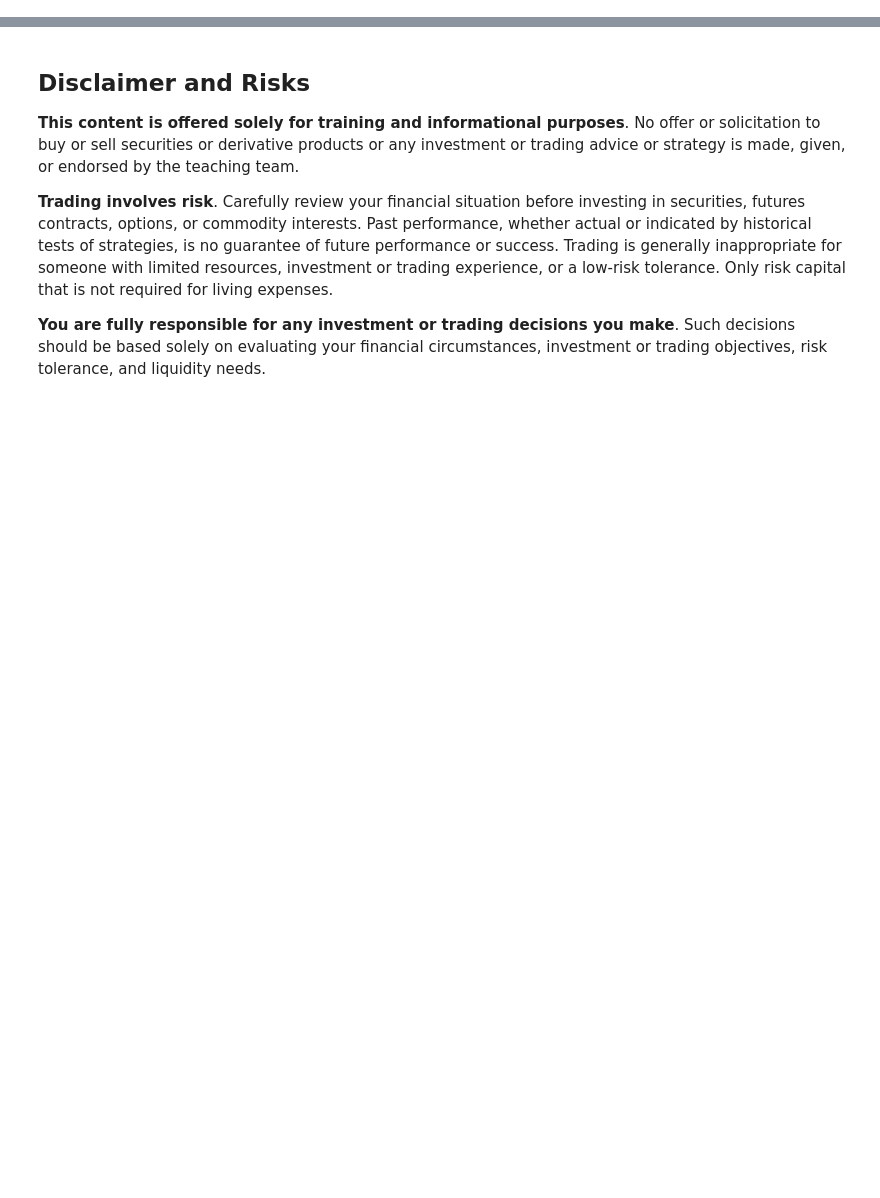
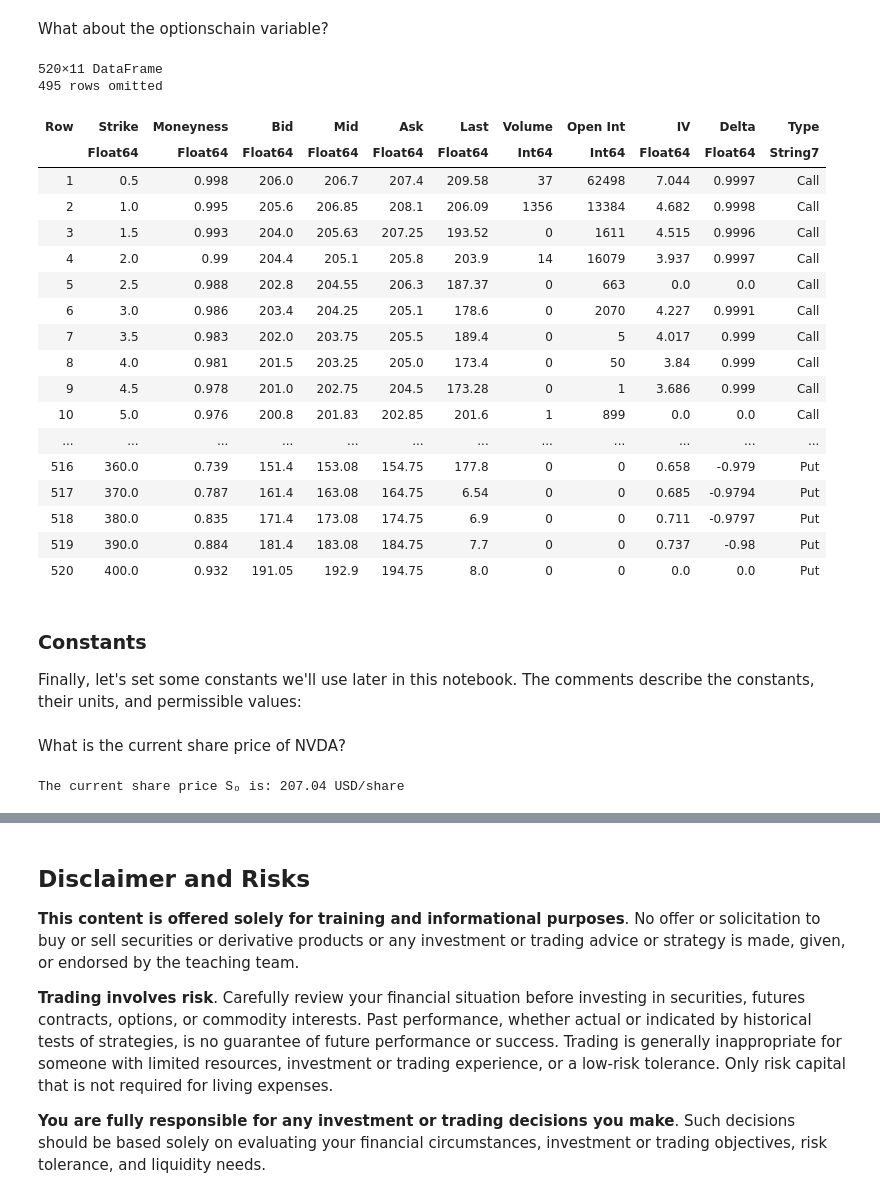
Before and after one commit to sp2229/CHEME-5660-CourseRepository-Fall-2025, a Jupyter notebook: lectures/week-10/L10b/CHEME-5660-L10b-Example-NVDA-ExtrinsicValue-Fall-2025.ipynb, the cells around one changed output, grey strips where cells are left out. Drawn from its saved outputs; the diff is of its cells as text; code cells hidden in the pictures; blank space fills up the shorter version.

```diff
--- a/lectures/week-10/L10b/CHEME-5660-L10b-Example-NVDA-ExtrinsicValue-Fall-2025.ipynb
+++ b/lectures/week-10/L10b/CHEME-5660-L10b-Example-NVDA-ExtrinsicValue-Fall-2025.ipynb
@@ -11,0 +28,10 @@ ___
+# %%
+metadata, optionschain = let
+
+    # initialize -
+    options_dataset = MyOptionsChainDataSet(ticker="nvda");
+    metadata = options_dataset.metadata;
+    optionschain = options_dataset.data;
+
+    (metadata, optionschain) # return
+end;
@@ -11,0 +54,28 @@ ___
+# %% [markdown]
+What about the optionschain variable?
+# %%
+optionschain
+# %% [output]
+520×11 DataFrame
+495 rows omitted
+| Row | Strike | Moneyness | Bid | Mid | Ask | Last | Volume | Open Int | IV | Delta | Type |
+|  | Float64 | Float64 | Float64 | Float64 | Float64 | Float64 | Int64 | Int64 | Float64 | Float64 | String7 |
+| 1 | 0.5 | 0.998 | 206.0 | 206.7 | 207.4 | 209.58 | 37 | 62498 | 7.044 | 0.9997 | Call |
+| 2 | 1.0 | 0.995 | 205.6 | 206.85 | 208.1 | 206.09 | 1356 | 13384 | 4.682 | 0.9998 | Call |
+| 3 | 1.5 | 0.993 | 204.0 | 205.63 | 207.25 | 193.52 | 0 | 1611 | 4.515 | 0.9996 | Call |
+| 4 | 2.0 | 0.99 | 204.4 | 205.1 | 205.8 | 203.9 | 14 | 16079 | 3.937 | 0.9997 | Call |
+| 5 | 2.5 | 0.988 | 202.8 | 204.55 | 206.3 | 187.37 | 0 | 663 | 0.0 | 0.0 | Call |
+| 6 | 3.0 | 0.986 | 203.4 | 204.25 | 205.1 | 178.6 | 0 | 2070 | 4.227 | 0.9991 | Call |
+| 7 | 3.5 | 0.983 | 202.0 | 203.75 | 205.5 | 189.4 | 0 | 5 | 4.017 | 0.999 | Call |
+| 8 | 4.0 | 0.981 | 201.5 | 203.25 | 205.0 | 173.4 | 0 | 50 | 3.84 | 0.999 | Call |
+| 9 | 4.5 | 0.978 | 201.0 | 202.75 | 204.5 | 173.28 | 0 | 1 | 3.686 | 0.999 | Call |
+| 10 | 5.0 | 0.976 | 200.8 | 201.83 | 202.85 | 201.6 | 1 | 899 | 0.0 | 0.0 | Call |
+| ... | ... | ... | ... | ... | ... | ... | ... | ... | ... | ... | ... |
+| 516 | 360.0 | 0.739 | 151.4 | 153.08 | 154.75 | 177.8 | 0 | 0 | 0.658 | -0.979 | Put |
+| 517 | 370.0 | 0.787 | 161.4 | 163.08 | 164.75 | 6.54 | 0 | 0 | 0.685 | -0.9794 | Put |
+| 518 | 380.0 | 0.835 | 171.4 | 173.08 | 174.75 | 6.9 | 0 | 0 | 0.711 | -0.9797 | Put |
+| 519 | 390.0 | 0.884 | 181.4 | 183.08 | 184.75 | 7.7 | 0 | 0 | 0.737 | -0.98 | Put |
+| 520 | 400.0 | 0.932 | 191.05 | 192.9 | 194.75 | 8.0 | 0 | 0 | 0.0 | 0.0 | Put |
+# %% [markdown]
+### Constants
+Finally, let's set some constants we'll use later in this notebook. The comments describe the constants, their units, and permissible values:
@@ -11,0 +89,6 @@ ___
+# %% [markdown]
+What is the current share price of NVDA?
+# %%
+println("The current share price Sₒ is: $(Sₒ) USD/share");
+# %% [output]
+The current share price Sₒ is: 207.04 USD/share
```
Also changed, not shown: parts of 24 cells of this notebook.
